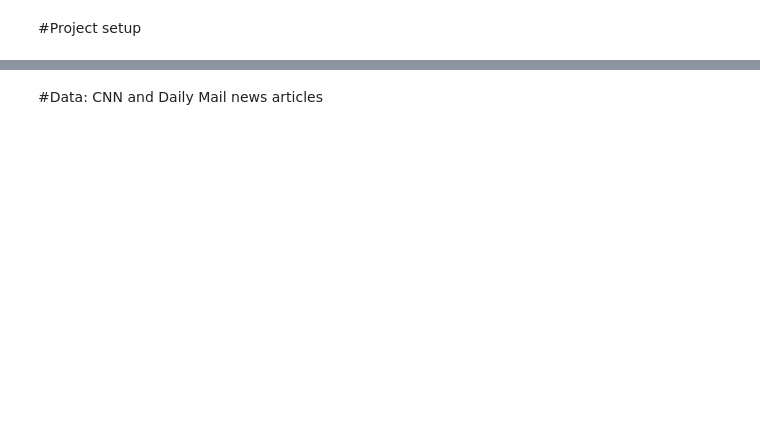
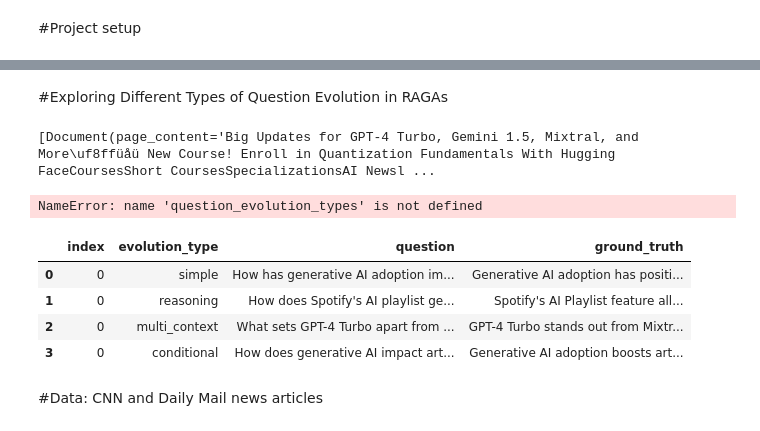
Before and after one commit to gox6/colab-demos, a Jupyter notebook: rags/evaluate-rags-rigorously-or-perish.ipynb, the cells around one changed output, grey strips where cells are left out. Drawn from its saved outputs; the diff is of its cells as text; code cells hidden in the pictures; blank space fills up the shorter version.

```diff
--- a/rags/evaluate-rags-rigorously-or-perish.ipynb
+++ b/rags/evaluate-rags-rigorously-or-perish.ipynb
@@ -58,0 +55,11 @@ if OPENAI_API_KEY := os.environ.get('OPENAI_API_KEY'):
+# %% [markdown]
+#Exploring Different Types of Question Evolution in RAGAs
+# %%
+# Getting the batch article
+the_batch_newsletter_loader = WebBaseLoader("https://www.deeplearning.ai/the-batch/data-points-issue-245/")
+the_batch_newsletter = the_batch_newsletter_loader.load()
+
+
+the_batch_newsletter
+# %% [output]
+[Document(page_content='Big Updates for GPT-4 Turbo, Gemini 1.5, Mixtral, and More\uf8ffüåü New Course! Enroll in Quantization Fundamentals With Hugging FaceCoursesShort CoursesSpecializationsAI Newsl ...
@@ -59,3 +84,25 @@ if OPENAI_API_KEY := os.environ.get('OPENAI_API_KEY'):
+# %%
+# Displaying examples
+question_evolution_types_pd = reduce(lambda x, y: pd.concat([x, y], axis=0), [x.to_pandas() for x in question_evolution_types])
+examples = question_evolution_types_pd.loc[:, ["evolution_type", "question", "ground_truth"]]
+examples
+# %% [output]
+NameError: name 'question_evolution_types' is not defined
+# %%
+# There is randomness in generating evaluation sets in ragas, which stems for the ragas sampling as well as from LLMs indeterminacy.
+# As the result the above generated examples may be different than the ones described in the Medium blog post, which are displayed below.
+
+original_medium_examples_pd = pl.read_csv(
+    "https://gist.github.com/gox6/31f66ff936be445a9d16836a79f640a9/raw/example-question-evolution-types-in-ragas.csv",
+    separator=",",
+).to_pandas()
+original_medium_examples_pd
+# %% [output]
+|  | index | evolution_type | question | ground_truth |
+| 0 | 0 | simple | How has generative AI adoption im... | Generative AI adoption has positi... |
+| 1 | 0 | reasoning | How does Spotify's AI playlist ge... | Spotify's AI Playlist feature all... |
+| 2 | 0 | multi_context | What sets GPT-4 Turbo apart from ... | GPT-4 Turbo stands out from Mixtr... |
+| 3 | 0 | conditional | How does generative AI impact art... | Generative AI adoption boosts art... |
 # %% [markdown]
 #Data: CNN and Daily Mail news articles
 # %%
```
Also changed, not shown: parts of 11 cells of this notebook.
